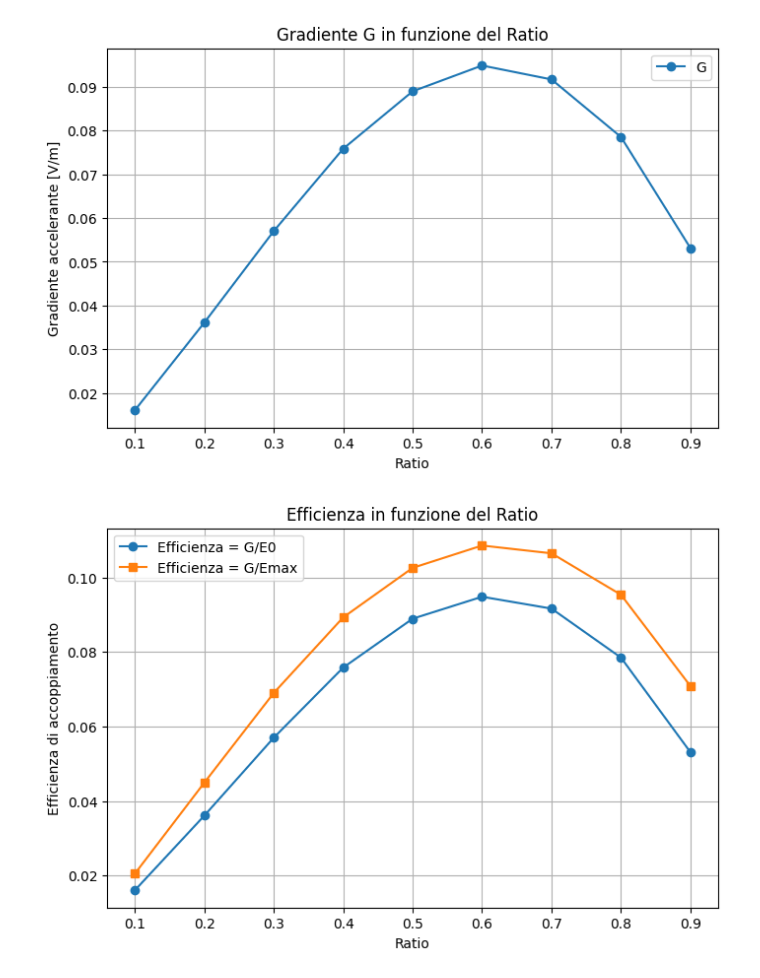
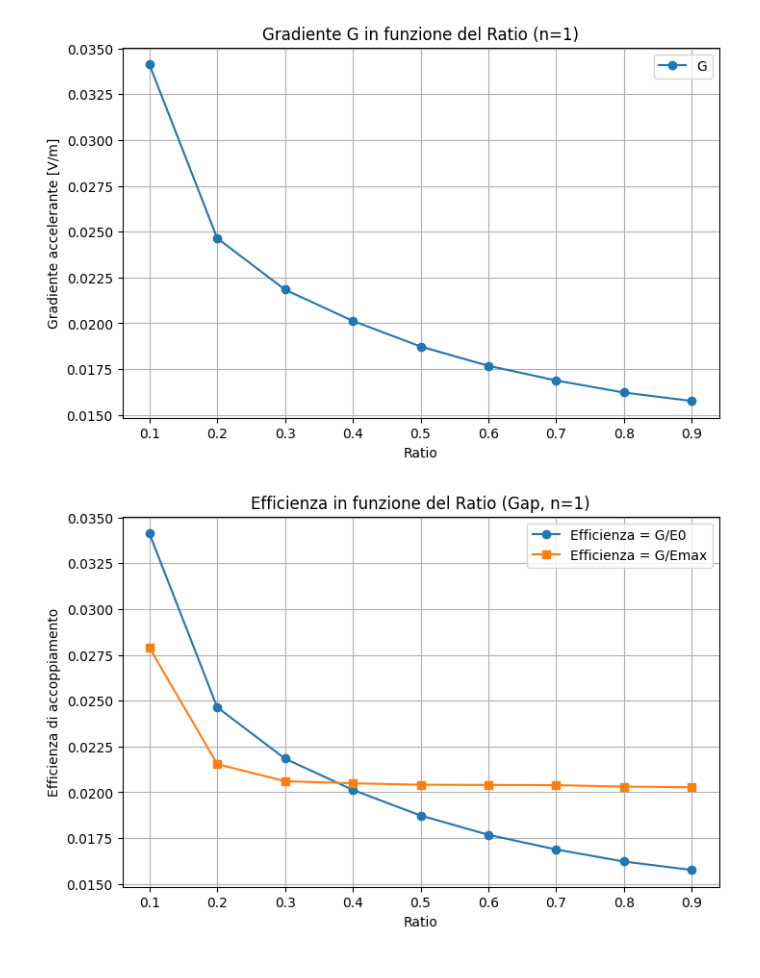
Before and after one commit to AlanMarcia/Notebook-for-analysis-of-CST-output, a Jupyter notebook: Prova.ipynb, the cells around one changed output. Drawn from its saved outputs; the diff is of its cells as text; code cells hidden in the pictures.

Commit message:
Aggiunta sweep sui valori di n

```diff
--- a/Prova.ipynb
+++ b/Prova.ipynb
@@ -70,23 +80,41 @@ from pathlib import Path
 import numpy as np
 import matplotlib.pyplot as plt
 
-cartella = Path("SIC_P_10um/n_3")
+cartella = Path("SIC_P_10um/n_1")
 if not cartella.exists():
     raise FileNotFoundError(f"Cartella non trovata: {cartella.resolve()}")
 
+# Parametri base (x e lambda_p sono in um)
+beta = 0.01459
+lambda_beta = 10 * beta  # periodo base
+E0_const = 1.0  # V/m
 
+im_blocks_by_n = parse_cst_block_file(cartella / "Gap_Im.txt")
+re_blocks_by_n = parse_cst_block_file(cartella / "Gap_Real.txt")
 
-# Parametri (x e lambda_p sono in um)
-lambda_p = 3*10 * 0.01459  # periodo della struttura in um (145.9 nm)
-n = 1
-E0_const = 1.0  # V/m: ampiezza della plane wave impostata in CST
+available_n = sorted(set(im_blocks_by_n.keys()) & set(re_blocks_by_n.keys()))
+if not available_n:
+    raise ValueError("Nessun n in comune tra Gap_Im.txt e Gap_Real.txt")
 
-im_blocks = parse_cst_block_file(cartella / "A_Im.txt")
-re_blocks = parse_cst_block_file(cartella / "A_Real.txt")
+print(f"Valori di n disponibili: {available_n}")
+
+# Selezione n: metti un numero (es. 2) oppure lascia None per il primo disponibile
+selected_n = 1
+if selected_n is None:
+    selected_n = available_n[0]
+
+if selected_n not in available_n:
+    raise ValueError(f"n={selected_n} non disponibile. Scegli tra: {available_n}")
+
+im_blocks = im_blocks_by_n[selected_n]
+re_blocks = re_blocks_by_n[selected_n]
 
 common_ratios = sorted(set(im_blocks.keys()) & set(re_blocks.keys()))
 if not common_ratios:
-    raise ValueError("Nessun ratio in comune tra A_Im.txt e A_Real.txt")
+    raise ValueError(f"Nessun ratio in comune per n={selected_n} tra Gap_Im.txt e Gap_Real.txt")
+
+n_harm = selected_n
+lambda_p = n_harm * lambda_beta
 
 G = np.zeros(len(common_ratios))
 efficiency = np.zeros(len(common_ratios))
@@ -102,11 +130,11 @@ for i, ratio_val in enumerate(common_ratios):
     re_ex = re_blocks[ratio_val]["y"]
 
     if len(x_im) != len(x_re) or np.max(np.abs(x_im - x_re)) > 1e-12:
-        raise ValueError(f"Asse x non allineato per ratio={ratio_val}")
+        raise ValueError(f"Asse x non allineato per n={selected_n}, ratio={ratio_val}")
 
     x = x_im
     Ex = re_ex + 1j * im_ex
-    phase = np.exp(-1j * 2 * np.pi * n * x / lambda_p)
+    phase = np.exp(-1j * 2 * np.pi * n_harm * x / lambda_p)
 
     L = x[-1] - x[0]
     complex_grad = np.trapezoid(Ex * phase, x) / L
@@ -120,16 +148,17 @@ for i, ratio_val in enumerate(common_ratios):
     efficiency_max[i] = G[i] / E_max_found[i]
 
     print(
-        f"ratio={ratio_val:.3f}  G={G[i]:.6e}  eta_E0={efficiency[i]:.6e}  "
+        f"n={selected_n} ratio={ratio_val:.3f}  G={G[i]:.6e}  eta_E0={efficiency[i]:.6e}  "
         f"Emax={E_max_found[i]:.6e}  eta_Emax={efficiency_max[i]:.6e}  "
         f"phi={phi_rad[i]:+.4f} rad ({phi_deg[i]:+.2f} deg)"
+        f"L={L:.6e} um"
     )
 
 plt.figure(figsize=(8, 5))
 plt.plot(common_ratios, G, marker="o", label="G")
 plt.xlabel("Ratio")
 plt.ylabel("Gradiente accelerante [V/m]")
-plt.title("Gradiente G in funzione del Ratio")
+plt.title(f"Gradiente G in funzione del Ratio (n={selected_n})")
 plt.grid(True)
 plt.legend()
 plt.show()
@@ -139,17 +168,17 @@ plt.plot(common_ratios, efficiency, marker="o", label="Efficienza = G/E0")
 plt.plot(common_ratios, efficiency_max, marker="s", label="Efficienza = G/Emax")
 plt.xlabel("Ratio")
 plt.ylabel("Efficienza di accoppiamento")
-plt.title("Efficienza in funzione del Ratio")
+plt.title(f"Efficienza in funzione del Ratio (Gap, n={selected_n})")
 plt.grid(True)
 plt.legend()
-plt.savefig(cartella / "A_efficiency_vs_ratio.png")
+plt.savefig(cartella / f"Gap_efficiency_vs_ratio_n{selected_n}.png")
 plt.show()
 
 plt.figure(figsize=(8, 5))
 plt.plot(common_ratios, E_max_found, marker="o", label="Emax trovato")
 plt.xlabel("Ratio")
 plt.ylabel("Campo massimo trovato [V/m]")
-plt.title("Massimo campo trovato in funzione del Ratio")
+plt.title(f"Massimo campo trovato in funzione del Ratio (n={selected_n})")
 plt.grid(True)
 plt.legend()
 plt.show()
@@ -158,7 +187,7 @@ plt.figure(figsize=(8, 5))
 plt.plot(common_ratios, phi_deg, marker="o", label="Fase sincrona")
 plt.xlabel("Ratio")
 plt.ylabel("Fase [deg]")
-plt.title("Fase sincrona in funzione del Ratio")
+plt.title(f"Fase sincrona in funzione del Ratio (n={selected_n})")
 plt.grid(True)
 plt.legend()
 plt.show()
@@ -175,2 +205,2 @@ ratio=0.900  G=5.311530e-02  eta_E0=5.311530e-02  Emax=7.496565e-01  eta_Emax=7.
-[figure, old version]
+[figure, new version]
-[figure, old version]
+[figure, new version]
```
Also changed, not shown: parts of 7 cells of this notebook, 1 other file.
